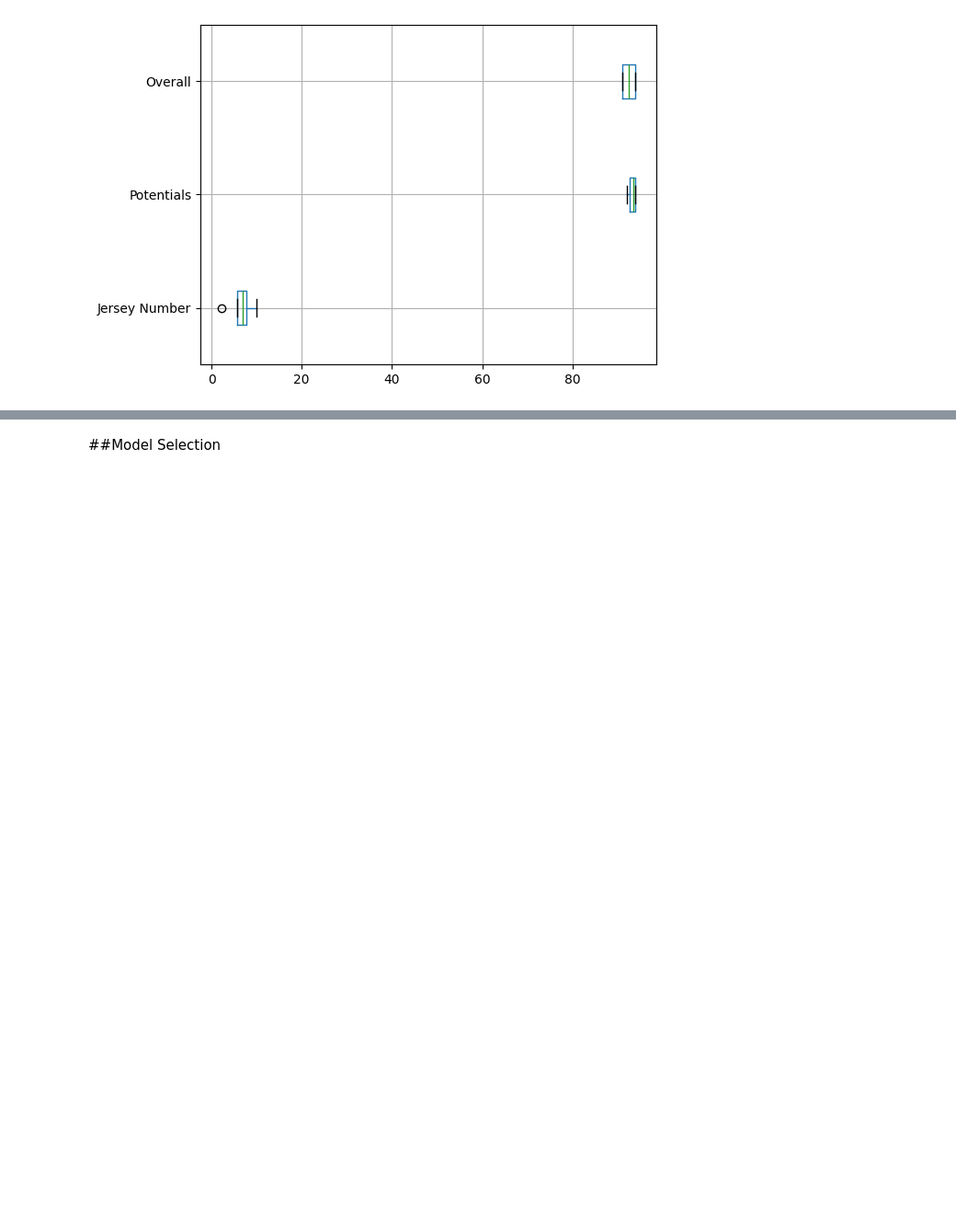
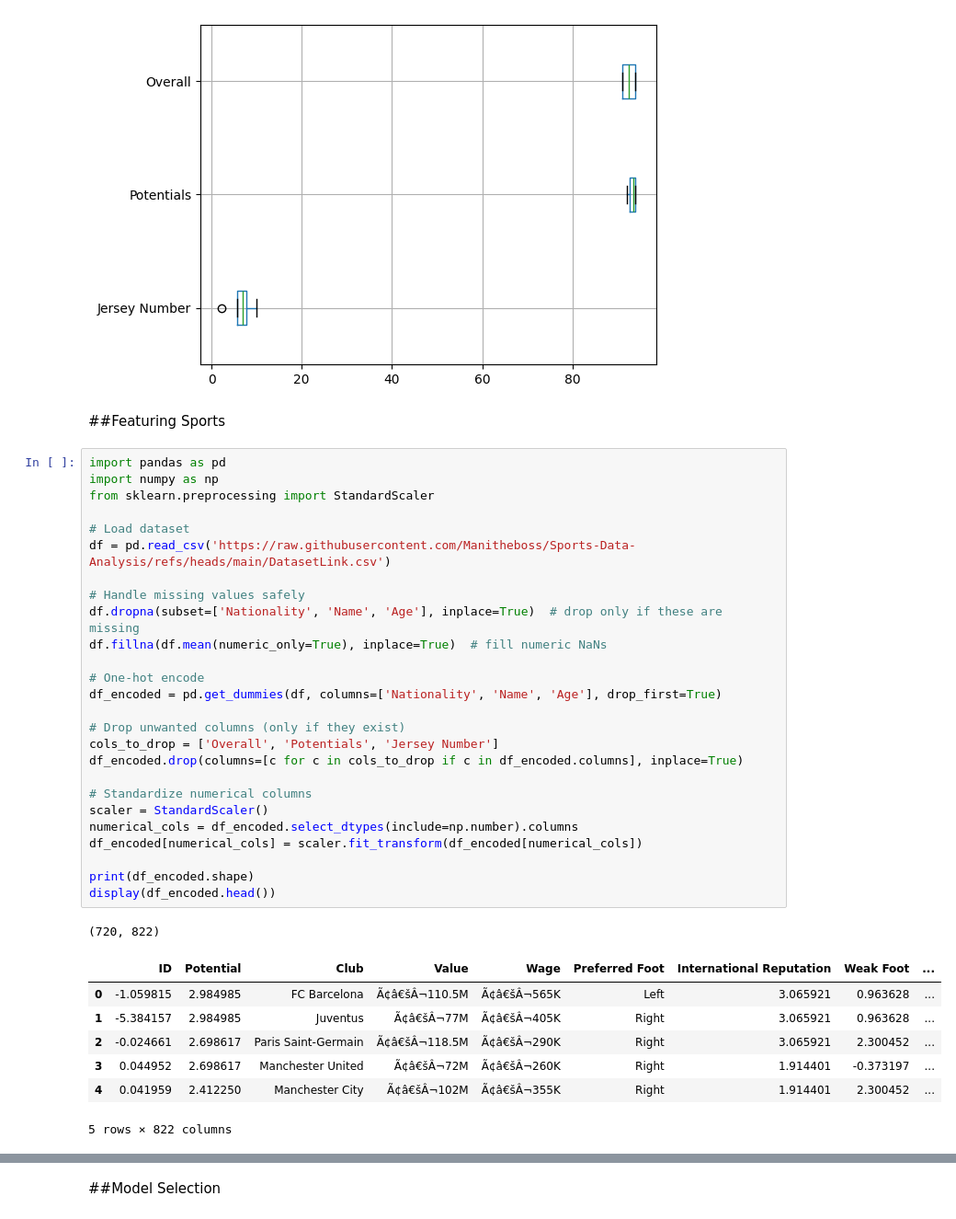
Before and after one commit to Manitheboss/Sports-Data-Analysis, a Jupyter notebook: Main_Project_Sports_Data_Analysis.ipynb, the cells around one changed output, grey strips where cells are left out. Shown at 92% size. Cells and saved outputs as stored; diff of their text form; blank space fills up the shorter version.

```diff
--- a/Main_Project_Sports_Data_Analysis.ipynb
+++ b/Main_Project_Sports_Data_Analysis.ipynb
@@ -267,3 +267,40 @@ df.boxplot(vert=False)
 plt.show()
 # %% [output]
 [figure]
+# %% [markdown]
+##Featuring Sports
+# %%
+import pandas as pd
+import numpy as np
+from sklearn.preprocessing import StandardScaler
+
+# Load dataset
+df = pd.read_csv('https://raw.githubusercontent.com/Manitheboss/Sports-Data-Analysis/refs/heads/main/DatasetLink.csv')
+
+# Handle missing values safely
+df.dropna(subset=['Nationality', 'Name', 'Age'], inplace=True)  # drop only if these are missing
+df.fillna(df.mean(numeric_only=True), inplace=True)  # fill numeric NaNs
+
+# One-hot encode
+df_encoded = pd.get_dummies(df, columns=['Nationality', 'Name', 'Age'], drop_first=True)
+
+# Drop unwanted columns (only if they exist)
+cols_to_drop = ['Overall', 'Potentials', 'Jersey Number']
+df_encoded.drop(columns=[c for c in cols_to_drop if c in df_encoded.columns], inplace=True)
+
+# Standardize numerical columns
+scaler = StandardScaler()
+numerical_cols = df_encoded.select_dtypes(include=np.number).columns
+df_encoded[numerical_cols] = scaler.fit_transform(df_encoded[numerical_cols])
+
+print(df_encoded.shape)
+display(df_encoded.head())
+# %% [output]
+(720, 822)
+|  | ID | Potential | Club | Value | Wage | Preferred Foot | International Reputation | Weak Foot | ... |
+| 0 | -1.059815 | 2.984985 | FC Barcelona | Ã¢â€šÂ¬110.5M | Ã¢â€šÂ¬565K | Left | 3.065921 | 0.963628 | ... |
+| 1 | -5.384157 | 2.984985 | Juventus | Ã¢â€šÂ¬77M | Ã¢â€šÂ¬405K | Right | 3.065921 | 0.963628 | ... |
+| 2 | -0.024661 | 2.698617 | Paris Saint-Germain | Ã¢â€šÂ¬118.5M | Ã¢â€šÂ¬290K | Right | 3.065921 | 2.300452 | ... |
+| 3 | 0.044952 | 2.698617 | Manchester United | Ã¢â€šÂ¬72M | Ã¢â€šÂ¬260K | Right | 1.914401 | -0.373197 | ... |
+| 4 | 0.041959 | 2.412250 | Manchester City | Ã¢â€šÂ¬102M | Ã¢â€šÂ¬355K | Right | 1.914401 | 2.300452 | ... |
+5 rows × 822 columns
```
Also changed, not shown: parts of 3 cells of this notebook.
